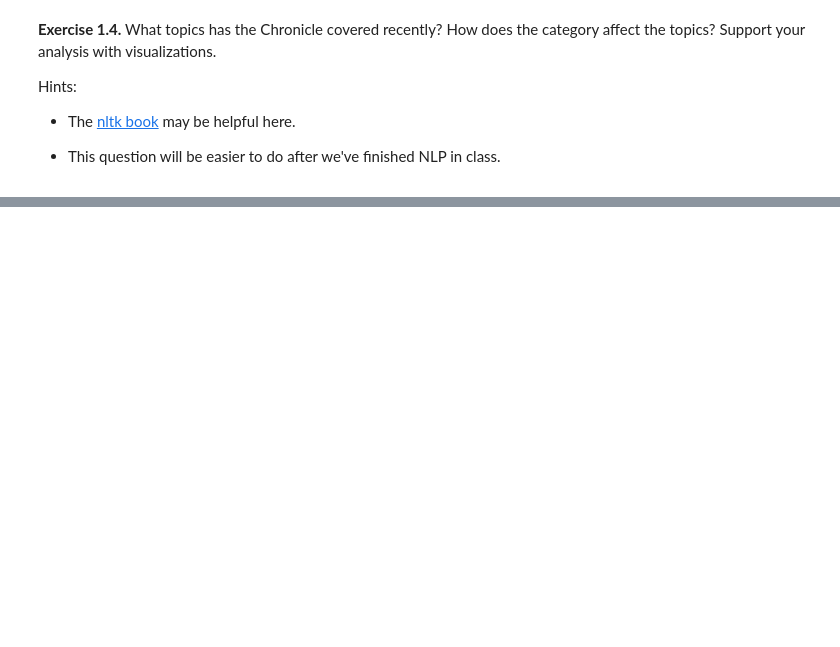
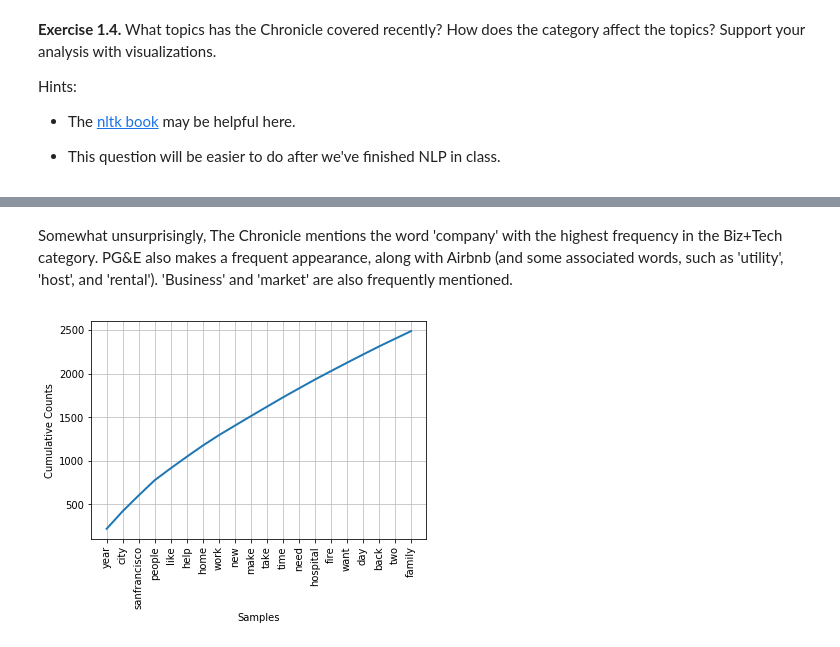
Before and after one commit to domitchler/sta141b-assignment-4, a Jupyter notebook: hw4.ipynb, the cells around one changed output, grey strips where cells are left out. Cells and saved outputs as stored; diff of their text form; code cells hidden in the pictures; blank space fills up the shorter version.

```diff
--- a/hw4.ipynb
+++ b/hw4.ipynb
@@ -276,0 +391,6 @@ Hints:
+# %% [markdown]
+Somewhat unsurprisingly, The Chronicle mentions the word 'company' with the highest frequency in the Biz+Tech category. PG&E also makes a frequent appearance, along with Airbnb (and some associated words, such as 'utility', 'host', and 'rental'). 'Business' and 'market' are also frequently mentioned.
+# %%
+local_fq.plot(20, cumulative = True)
+# %% [output]
+[figure, added]
```
Also changed, not shown: parts of 31 cells of this notebook.
